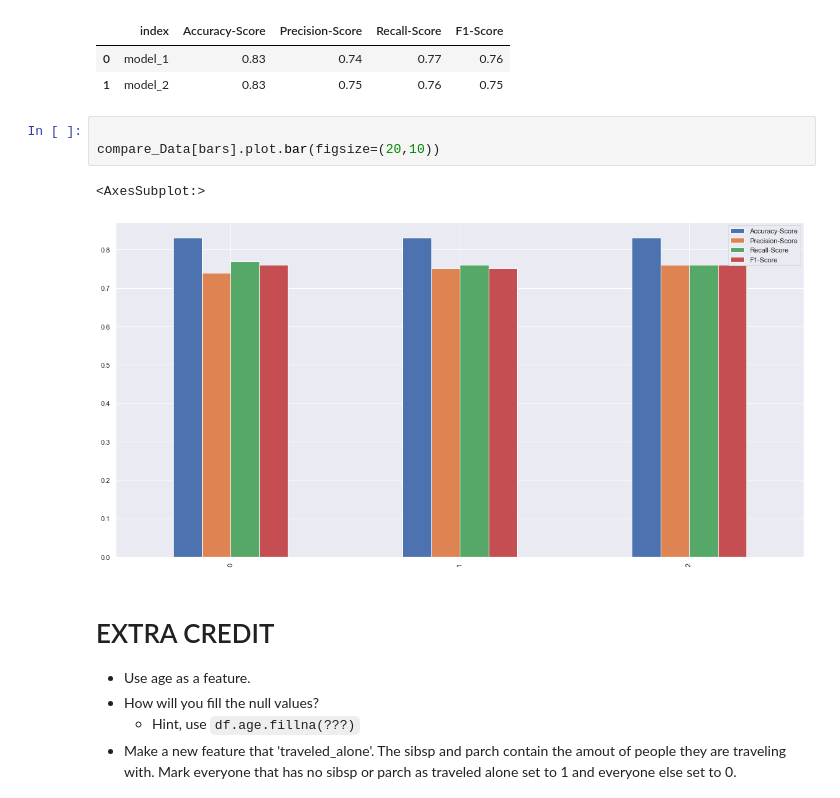
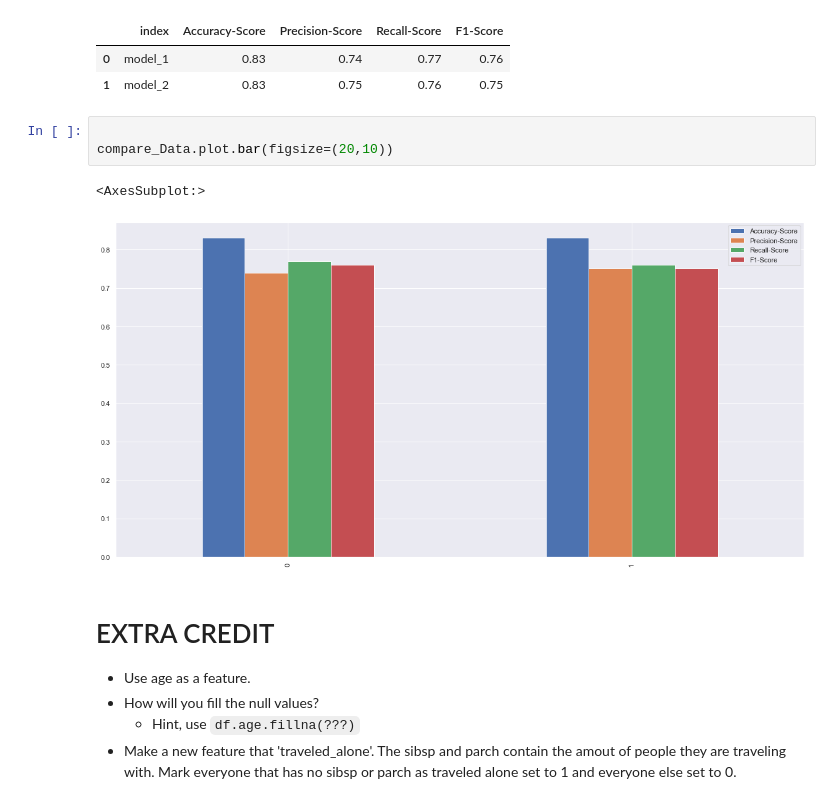
Before and after one commit to MBouchaqour/2021-fall-data-science, a Jupyter notebook: Week-03-Intro-To-ML/Exercise-Logistic-Regression.ipynb, the cells around one changed output. Saved outputs shown, nothing was run; the diff lists cells and outputs as text.

```diff
--- a/Week-03-Intro-To-ML/Exercise-Logistic-Regression.ipynb
+++ b/Week-03-Intro-To-ML/Exercise-Logistic-Regression.ipynb
@@ -368,10 +368,10 @@ compare_Data
 | 1 | model_2 | 0.83 | 0.75 | 0.76 | 0.75 |
 # %%
 
-compare_Data[bars].plot.bar(figsize=(20,10))
+compare_Data.plot.bar(figsize=(20,10))
 # %% [output]
 <AxesSubplot:>
-[figure, old version]
+[figure, new version]
 # %% [markdown]
 # EXTRA CREDIT
 * Use age as a feature.
```
Also changed, not shown: parts of 3 cells of this notebook, 3 other files.
